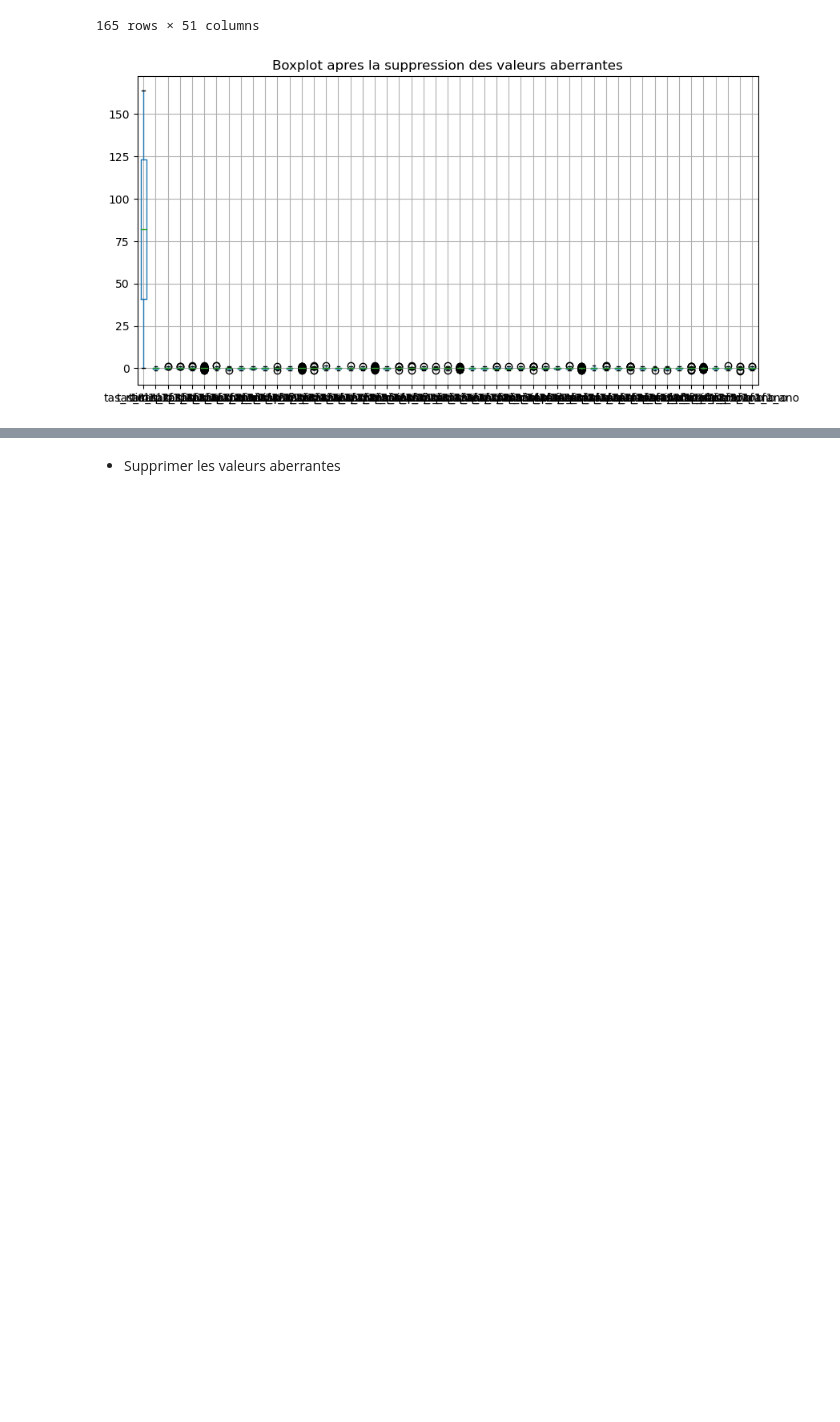
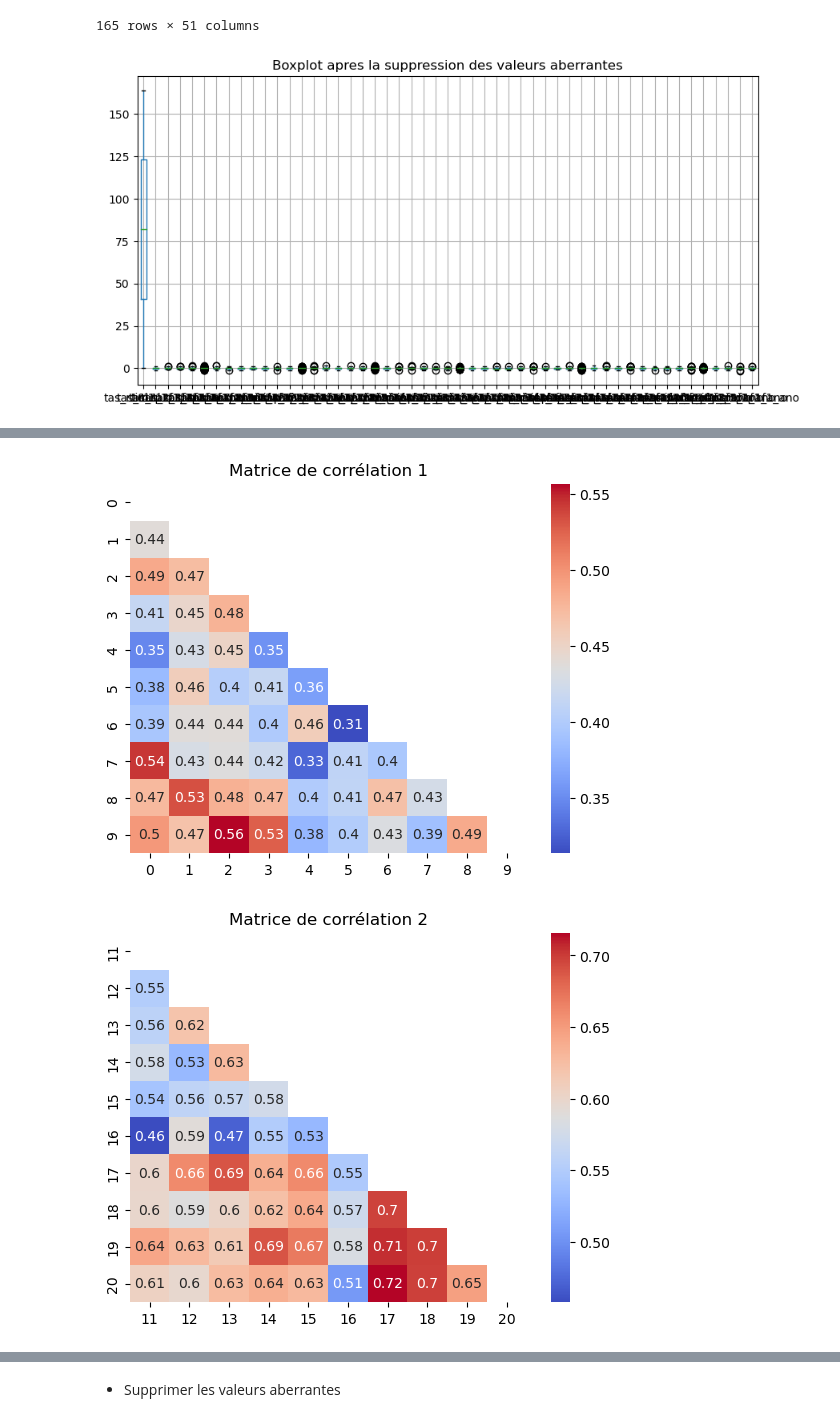
Before and after one commit to sadahmani/Climat, a Jupyter notebook: Code-PL/my_nb.ipynb, the cells around one changed output, grey strips where cells are left out. Cells and saved outputs as stored; diff of their text form; code cells hidden in the pictures; blank space fills up the shorter version.

```diff
--- a/Code-PL/my_nb.ipynb
+++ b/Code-PL/my_nb.ipynb
@@ -21,7 +21,7 @@ import generic_tools_pl as gt   # like hexcolor(), ...
 # %% [markdown]
 * CHOIX DE LA REGION A TRAITER
 # %%
-region="50"
+region="48"
 # %%
 all_models=['ACCESS-ESM1-5', 'BCC-CSM2-MR', 'CESM2',
             'CNRM-CM6-1', 'CanESM5', 'FGOALS-g3', 'GISS-E2-1-G',
@@ -118,0 +290,26 @@ for fichier in glob.glob(chemin_dacces):
+# %%
+# Charger le fichier CSV
+df = pd.read_csv('/Users/dahmani/Desktop/GitPL/Out-My-nb-1/region48/hist-GHG_48.csv')
+
+# Supprimer les deux premières colonnes
+df = df.iloc[:, 2:]
+df=  df.T
+# Diviser les colonnes en sous-ensembles de 20 variables
+n_cols = len(df.columns)
+subsets = [df.iloc[:, i:i+10] for i in range(0, n_cols, 11)]
+
+# Créer une matrice de corrélation pour chaque sous-ensemble
+for i, subset in enumerate(subsets):
+    corr_matrix = subset.corr()
+
+    # Masquer les valeurs de corrélation faibles
+    mask = np.zeros_like(corr_matrix)
+    mask[np.triu_indices_from(mask)] = True
+
+    # Afficher la matrice de corrélation
+    sns.heatmap(corr_matrix, cmap='coolwarm', annot=True, mask=mask)
+    plt.title(f'Matrice de corrélation {i+1}')
+    plt.show()
+# %% [output]
+[figure, added]
+[figure, added]
```
Also changed, not shown: parts of 8 cells of this notebook.
